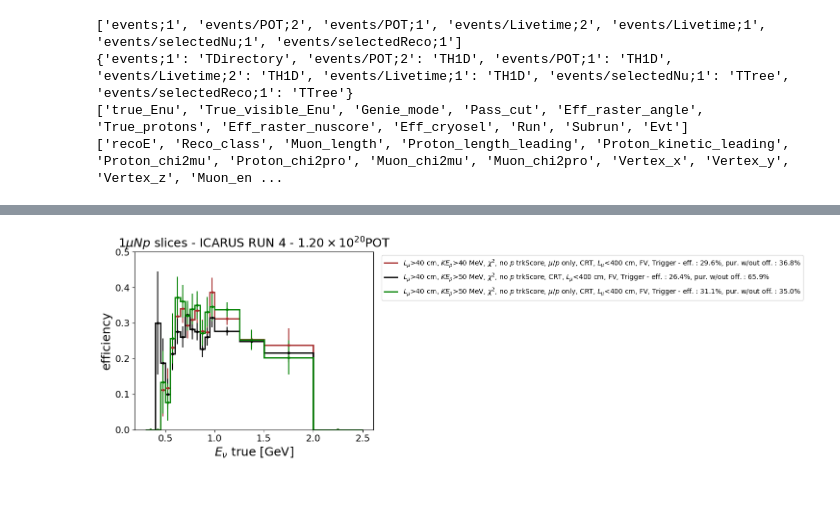
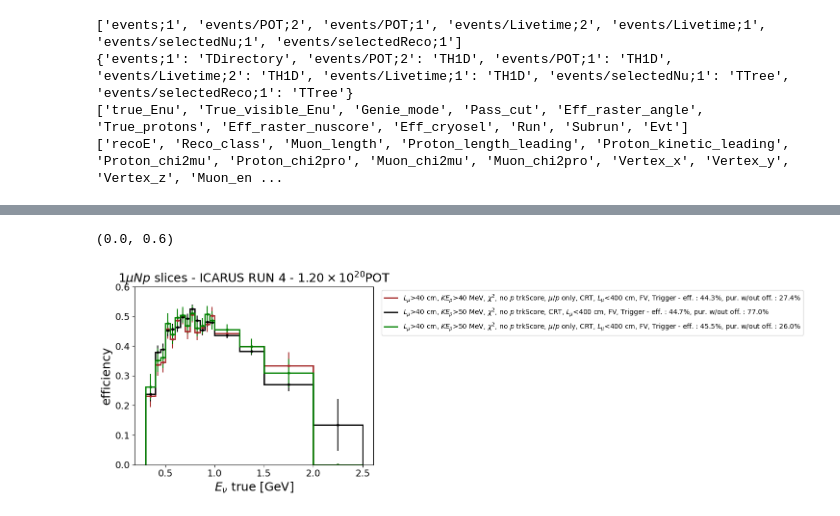
Before and after one commit to NicolaSommaggio/NicolaICARUS, a Jupyter notebook: MAPLE/selection_icarus/read_sbruce_tree.ipynb, the cells around one changed output, grey strips where cells are left out. Cells and saved outputs as stored; diff of their text form; code cells hidden in the pictures.

Commit message:
same ylim E reco plots

```diff
--- a/MAPLE/selection_icarus/read_sbruce_tree.ipynb
+++ b/MAPLE/selection_icarus/read_sbruce_tree.ipynb
@@ -115,8 +131,8 @@ def get_df(filename) :
     df_nu = tree_nu.arrays(library="pd")
     df_reco = tree_reco.arrays(library="pd")
 
-    return df_nu[(df_nu['True_protons']==1)],df_reco[df_reco['Number_protons'] > 1]
-    #return df_nu,df_reco
+    #return df_nu[(df_nu['True_protons']==1)],df_reco[df_reco['Number_protons'] > 1]
+    return df_nu,df_reco
 
 def get_eff_pur(df_reco, df_nu, color, label) :
     #mask = (df_reco['Reco_class'] == 1) | (df_reco['Reco_class'] == 2)
@@ -253,36 +272,37 @@ df_nu_GUMP_FINAL_mod1, df_reco_GUMP_FINAL_mod1 = get_df('sbruce_trees/CUT_TEST/M
 
 eff_muL_pKE_pid_trackscore_vis_crt_Lmumax_FV_Trigger, pur_muL_pKE_pid_trackscore_vis_crt_Lmumax_FV_Trigger = get_eff_pur(
     df_reco_muL_pKE_pid_trackscore_vis_crt_Lmumax_FV_Trigger,
     df_nu_muL_pKE_pid_trackscore_vis_crt_Lmumax_FV_Trigger,
     'brown',
     r'$L_{\mu}$>40 cm, $KE_p$>40 MeV, $\chi^2$, no $p$ trkScore, $\mu$/$p$ only, CRT, $L_{\mu}$<400 cm, FV, Trigger')
 
 
 eff_GUMP_FINAL_mod, pur_GUMP_FINAL_mod = get_eff_pur(
     df_reco_GUMP_FINAL_mod,
     df_nu_GUMP_FINAL_mod,
     'black',
     r'$L_{\mu}$>40 cm, $KE_p$>50 MeV, $\chi^2$, no $p$ trkScore, CRT, $L_{\mu}$<400 cm, FV, Trigger')
 
 
 eff_GUMP_FINAL_mod1, pur_GUMP_FINAL_mod1 = get_eff_pur(
     df_reco_GUMP_FINAL_mod1,
     df_nu_GUMP_FINAL_mod1,
     'green',
     r'$L_{\mu}$>40 cm, $KE_p$>50 MeV, $\chi^2$, no $p$ trkScore, $\mu$/$p$ only, CRT, $L_{\mu}$<400 cm, FV, Trigger')
 
 
 plt.legend(loc='upper left', fontsize=10, bbox_to_anchor=(1.02, 1))
 plt.xlabel(r'$E_{\nu}$ true [GeV]', fontsize = 18)
 plt.ylabel('efficiency', fontsize = 18)
 plt.xticks(fontsize=14)
 plt.yticks(fontsize=14)
 #plt.title(r'$1\mu 1p$ + $1\mu Np$ slices - ICARUS RUN 4 - $1.20\times10^{20}$POT', fontsize = 18)
 plt.title(r'$1\mu Np$ slices - ICARUS RUN 4 - $1.20\times10^{20}$POT', fontsize = 18)
-plt.ylim(0,0.5)
-plt.savefig('plots/eff_curves_final_Np.pdf', format='pdf', bbox_inches='tight')
+plt.ylim(0,0.6)
+#plt.savefig('plots/eff_curves_final_Np.pdf', format='pdf', bbox_inches='tight')
 # %% [output]
+(0.0, 0.6)
-[figure, old version]
+[figure, new version]
 # %%
 labels = [
     'MAPLE Standard',
```
Also changed, not shown: parts of 5 cells of this notebook, 12 other files.
